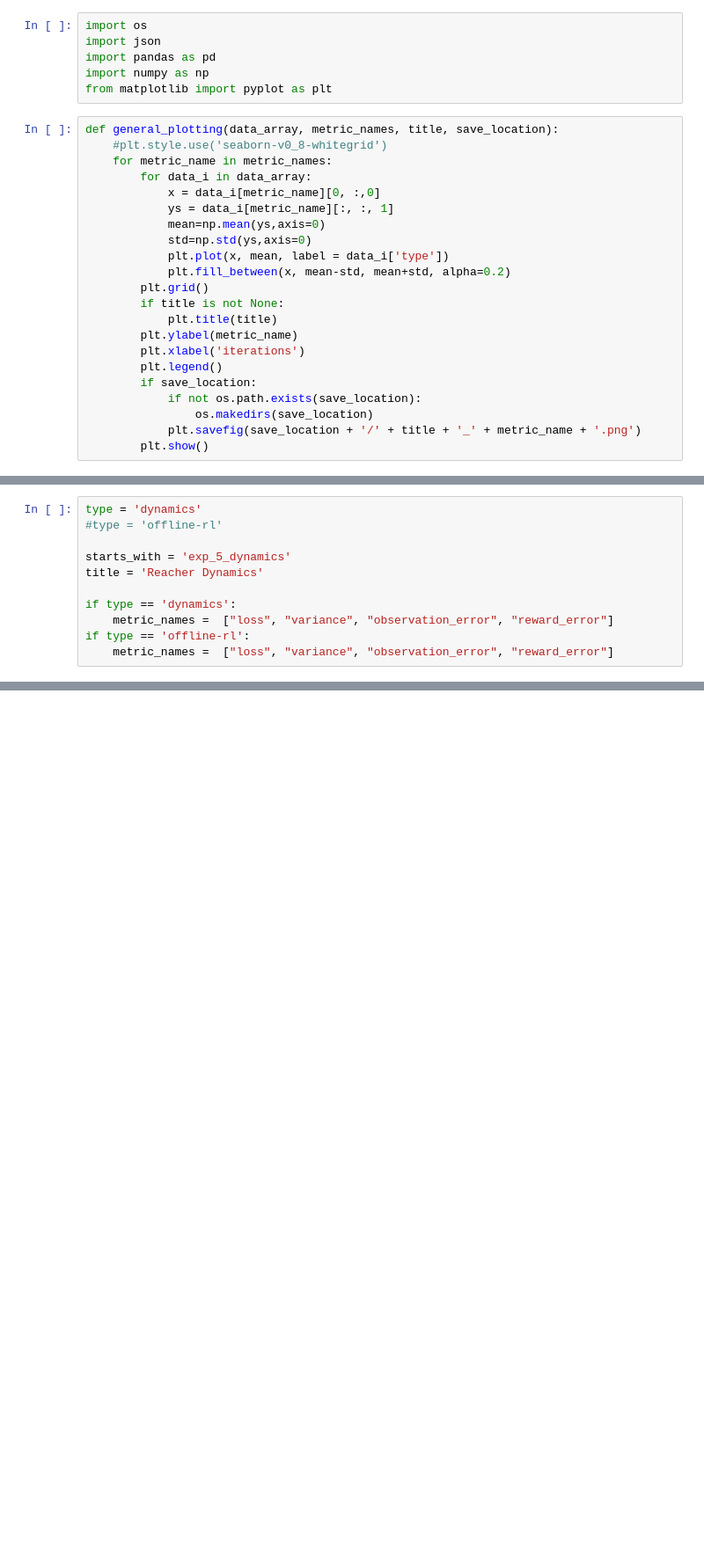
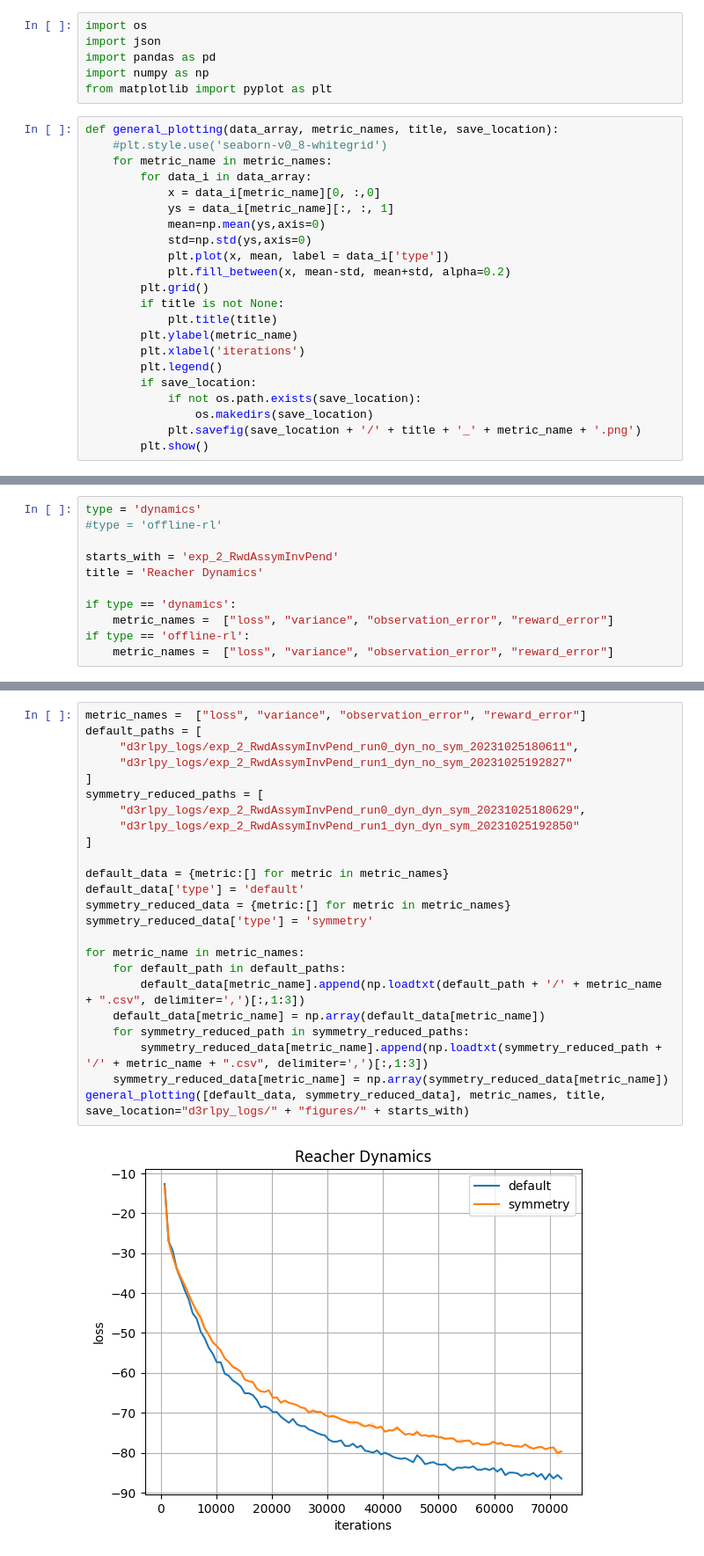
Before and after one commit to YasinSonmez/symmetry-cs285, a Jupyter notebook: Plots.ipynb, the cells around one changed output, grey strips where cells are left out. Shown at 88% size. Drawn from its saved outputs; the diff is of its cells as text; blank space fills up the shorter version.

```diff
--- a/Plots.ipynb
+++ b/Plots.ipynb
@@ -61,7 +61,7 @@ def read_and_plot_data(models_dir, starts_with, metric_names, title=None):
 type = 'dynamics'
 #type = 'offline-rl'
 
-starts_with = 'exp_5_dynamics'
+starts_with = 'exp_2_RwdAssymInvPend'
 title = 'Reacher Dynamics'
 
 if type == 'dynamics':
@@ -79,0 +77,26 @@ Default_paths: ['d3rlpy_logs/exp_5_dynamics_reacher_default_20231022000548', 'd3
+# %%
+metric_names =  ["loss", "variance", "observation_error", "reward_error"]
+default_paths = [
+     "d3rlpy_logs/exp_2_RwdAssymInvPend_run0_dyn_no_sym_20231025180611",
+     "d3rlpy_logs/exp_2_RwdAssymInvPend_run1_dyn_no_sym_20231025192827"
+]
+symmetry_reduced_paths = [
+     "d3rlpy_logs/exp_2_RwdAssymInvPend_run0_dyn_dyn_sym_20231025180629",
+     "d3rlpy_logs/exp_2_RwdAssymInvPend_run1_dyn_dyn_sym_20231025192850"
+]
+
+default_data = {metric:[] for metric in metric_names}
+default_data['type'] = 'default'
+symmetry_reduced_data = {metric:[] for metric in metric_names}
+symmetry_reduced_data['type'] = 'symmetry'
+
+for metric_name in metric_names:
+    for default_path in default_paths:
+        default_data[metric_name].append(np.loadtxt(default_path + '/' + metric_name + ".csv", delimiter=',')[:,1:3])
+    default_data[metric_name] = np.array(default_data[metric_name])
+    for symmetry_reduced_path in symmetry_reduced_paths:
+        symmetry_reduced_data[metric_name].append(np.loadtxt(symmetry_reduced_path + '/' + metric_name + ".csv", delimiter=',')[:,1:3])
+    symmetry_reduced_data[metric_name] = np.array(symmetry_reduced_data[metric_name])
+general_plotting([default_data, symmetry_reduced_data], metric_names, title, save_location="d3rlpy_logs/" + "figures/" + starts_with)
+# %% [output]
+[figure, added]
```
Also changed, not shown: parts of 3 cells of this notebook, 3 other files.
